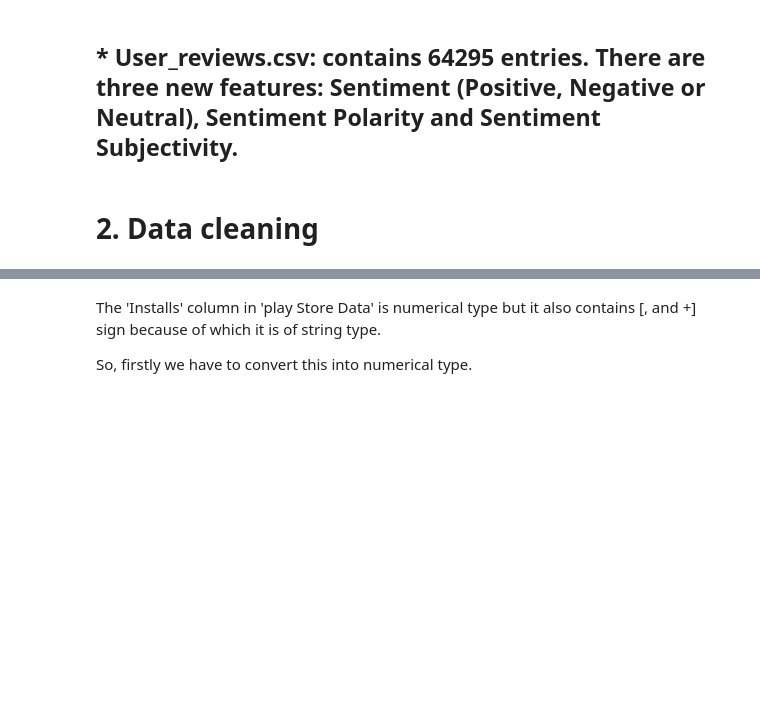
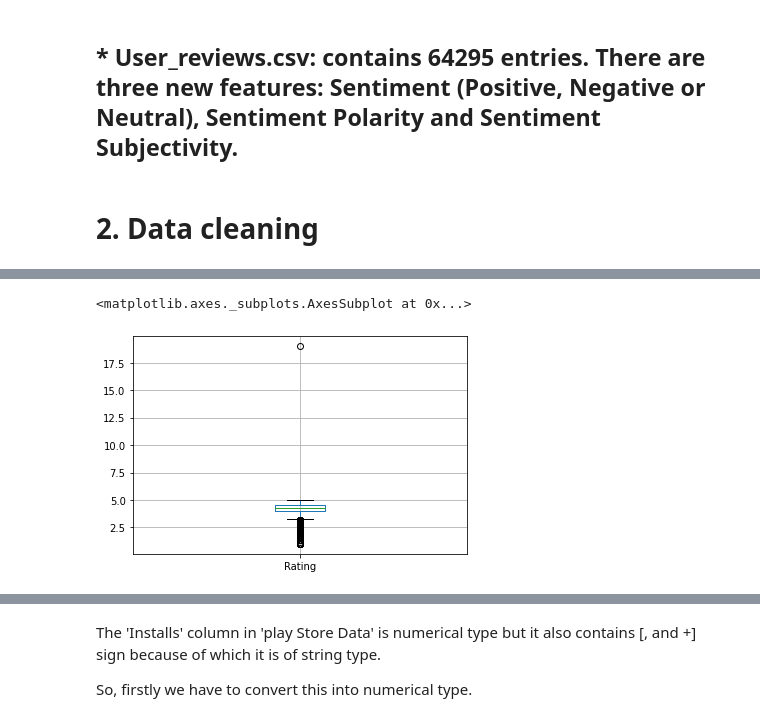
Before and after one commit to soniNiharika/EDA-project, a Jupyter notebook: Copy_of_Play_Store_App_Review_Analysis_Capstone_Project.ipynb, the cells around one changed output, grey strips where cells are left out. Saved outputs shown, nothing was run; the diff lists cells and outputs as text; code cells hidden in the pictures; blank space fills up the shorter version.

```diff
--- a/Copy_of_Play_Store_App_Review_Analysis_Capstone_Project.ipynb
+++ b/Copy_of_Play_Store_App_Review_Analysis_Capstone_Project.ipynb
@@ -36,7 +36,8 @@ Mounted at /content/drive
 path="/content/drive/MyDrive/Copy of Play Store Data.csv"
 # %%
 # creating a dataframe for play store data.csv
-df_Play_Store = pd.read_csv(path)
+
+df_Play_Store_duplicate_data = pd.read_csv(path)
 # %%
 # Define the path where the data us user review.csv kept
 
@@ -96,0 +125,3 @@ memory usage: 2.5+ MB
+# %%
+# Lets drop the duplicate rows
+df_Play_Store= df_Play_Store_duplicate_data[~df_Play_Store_duplicate_data.duplicated()]
@@ -96,0 +168,6 @@ memory usage: 2.5+ MB
+# %%
+# lets plot the boxplot graph
+df_Play_Store.boxplot()
+# %% [output]
+<matplotlib.axes._subplots.AxesSubplot at 0x...>
+[figure, added]
```
Also changed, not shown: parts of 53 cells of this notebook.
